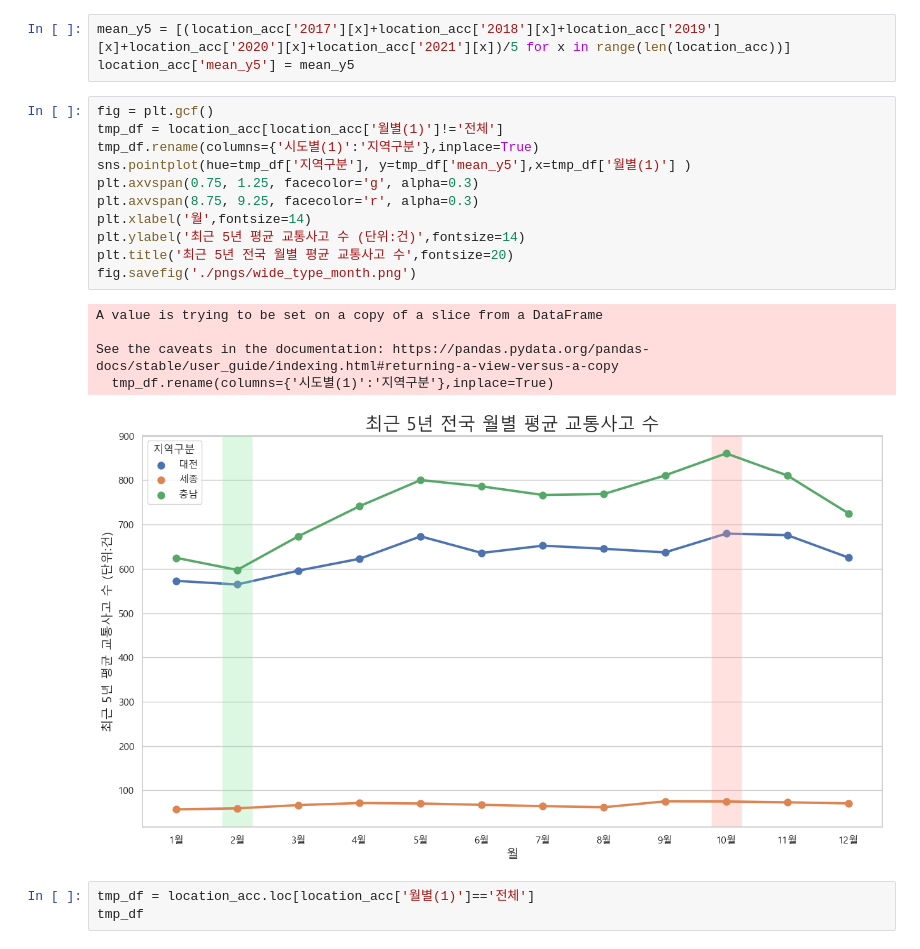
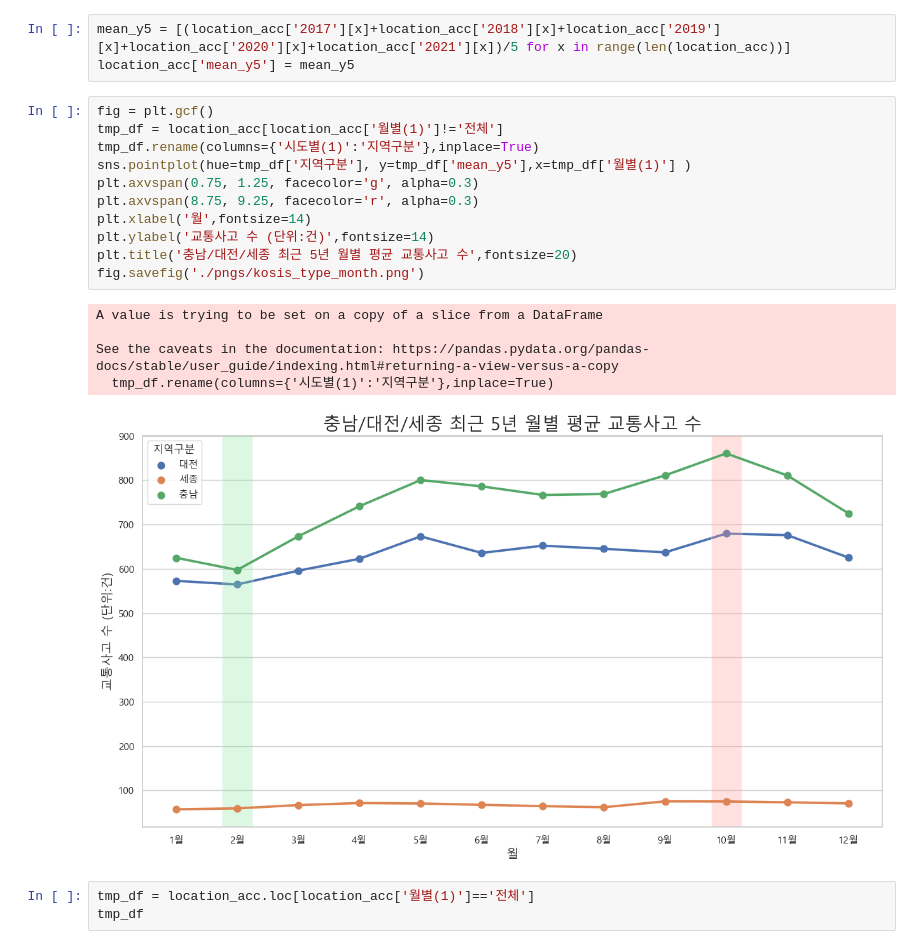
Before and after one commit to C0DE-SAGE/Data-Analysis-Competition, a Jupyter notebook: kosis.ipynb, the cells around one changed output. Saved outputs shown, nothing was run; the diff lists cells and outputs as text.

```diff
--- a/kosis.ipynb
+++ b/kosis.ipynb
@@ -250,20 +250,20 @@ location_acc['mean_y5'] = mean_y5
 # %%
 fig = plt.gcf()
 tmp_df = location_acc[location_acc['월별(1)']!='전체']
 tmp_df.rename(columns={'시도별(1)':'지역구분'},inplace=True)
 sns.pointplot(hue=tmp_df['지역구분'], y=tmp_df['mean_y5'],x=tmp_df['월별(1)'] )
 plt.axvspan(0.75, 1.25, facecolor='g', alpha=0.3)
 plt.axvspan(8.75, 9.25, facecolor='r', alpha=0.3)
 plt.xlabel('월',fontsize=14)
-plt.ylabel('최근 5년 평균 교통사고 수 (단위:건)',fontsize=14)
-plt.title('최근 5년 전국 월별 평균 교통사고 수',fontsize=20)
-fig.savefig('./pngs/wide_type_month.png')
+plt.ylabel('교통사고 수 (단위:건)',fontsize=14)
+plt.title('충남/대전/세종 최근 5년 월별 평균 교통사고 수',fontsize=20)
+fig.savefig('./pngs/kosis_type_month.png')
 # %% [output]
 A value is trying to be set on a copy of a slice from a DataFrame
 
 See the caveats in the documentation: https://pandas.pydata.org/pandas-docs/stable/user_guide/indexing.html#returning-a-view-versus-a-copy
   tmp_df.rename(columns={'시도별(1)':'지역구분'},inplace=True)
-[figure, old version]
+[figure, new version]
 # %%
 tmp_df = location_acc.loc[location_acc['월별(1)']=='전체']
 tmp_df
```
Also changed, not shown: parts of 10 cells of this notebook, 10 other files.
